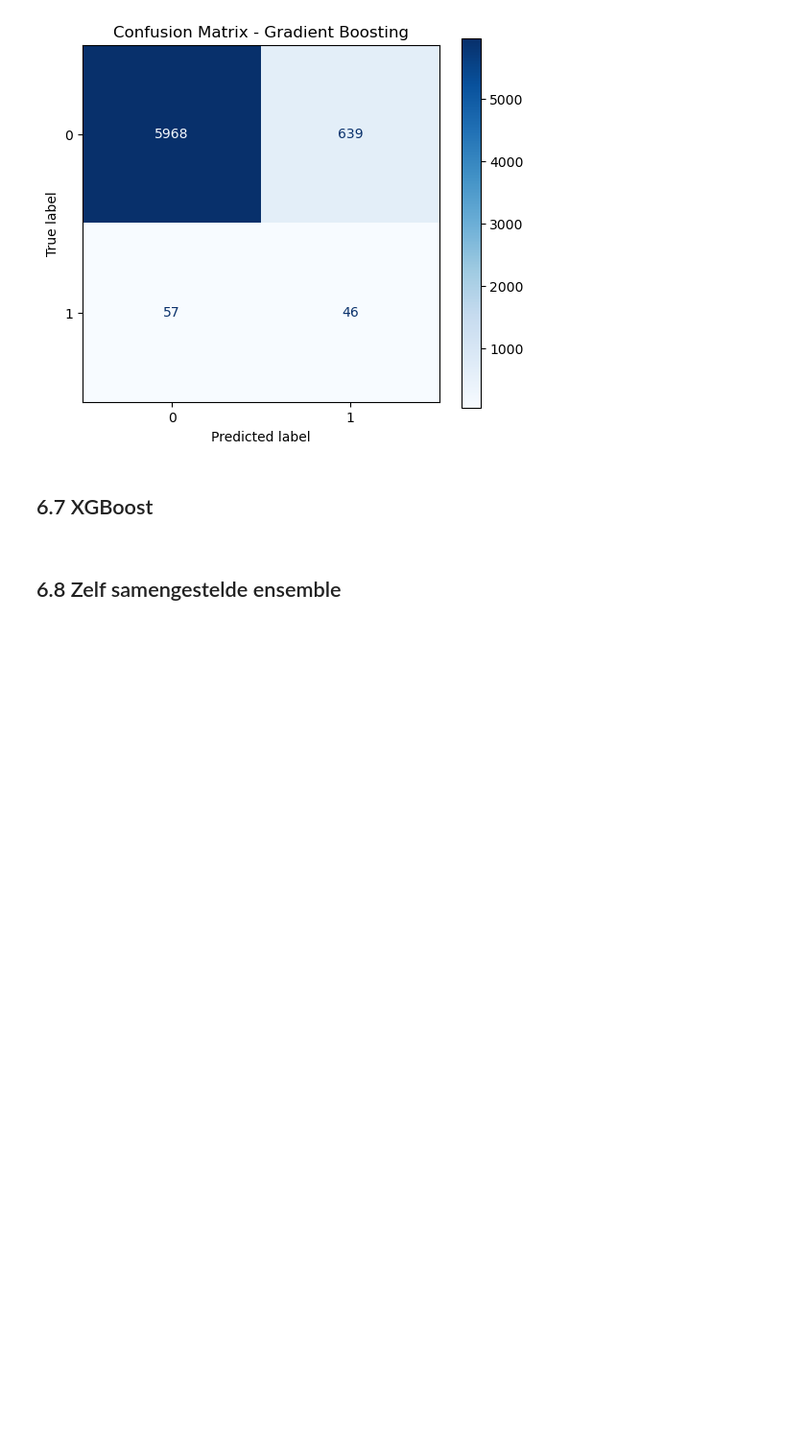
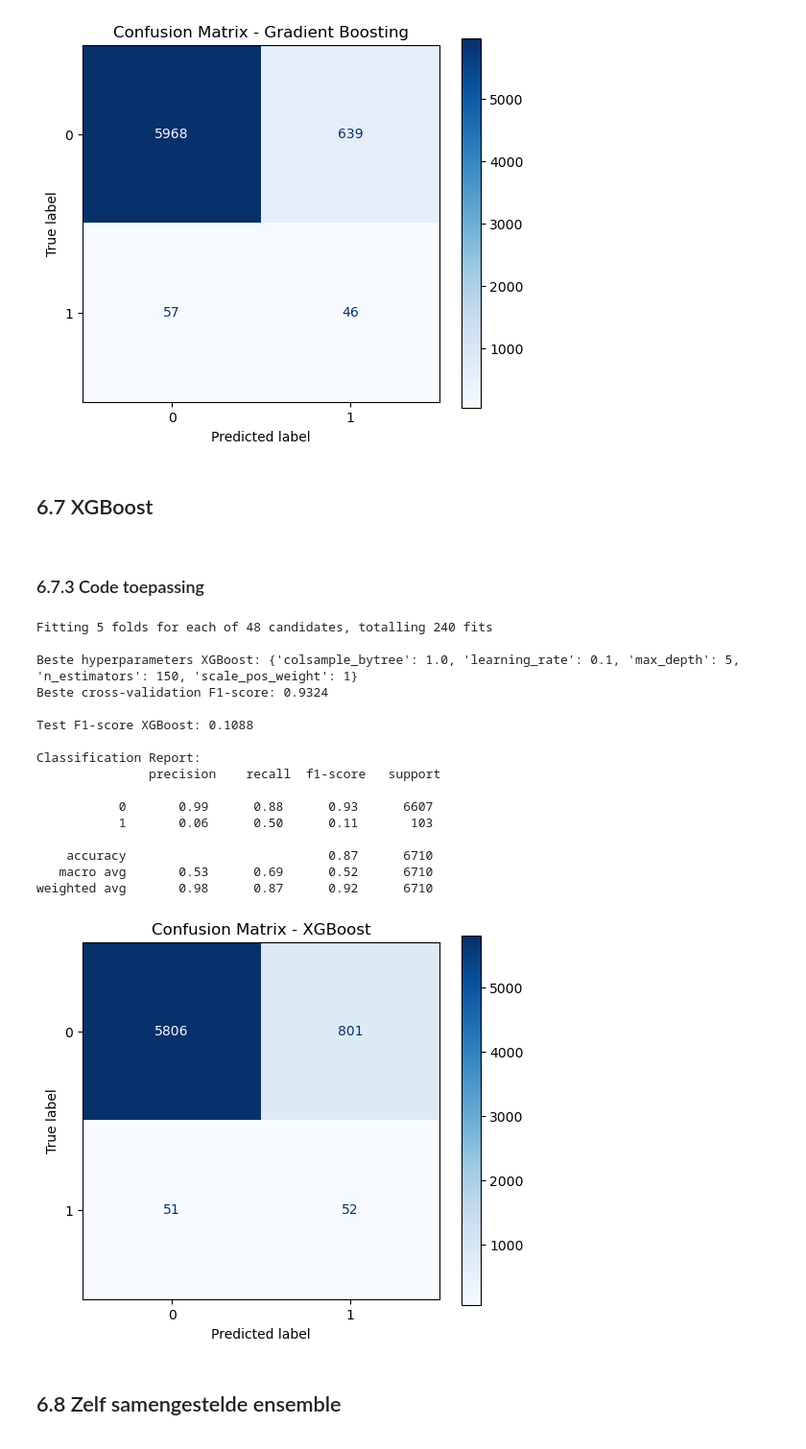
Before and after one commit to RobinDjerahian/Machine-Learning, a Jupyter notebook: Portofolio 1.ipynb, the cells around one changed output. Shown at 96% size. Saved outputs shown, nothing was run; the diff lists cells and outputs as text; code cells hidden in the pictures; blank space fills up the shorter version.

Commit message:
6.7 XGBoost code gemaakt

```diff
--- a/Portofolio 1.ipynb
+++ b/Portofolio 1.ipynb
@@ -1224,6 +1217,75 @@ weighted avg       0.98      0.90      0.93      6710
 <div style="font-family: 'Times New Roman', serif; line-height: 1.3;">
 
 ## 6.7 XGBoost
+# %% [markdown]
+### 6.7.3 Code toepassing
+# %%
+import xgboost as xgb
+
+xgb_model = xgb.XGBClassifier(
+    objective='binary:logistic',
+    eval_metric='logloss',
+    random_state=42
+)
+
+param_grid_xgb = {
+    'n_estimators': [100, 150],
+    'learning_rate': [0.01, 0.05, 0.1],
+    'max_depth': [3, 5],
+    'colsample_bytree': [0.8, 1.0],
+    'scale_pos_weight': [1, 3]
+}
+
+grid_xgb = GridSearchCV(
+    estimator=xgb_model,
+    param_grid=param_grid_xgb,
+    cv=5,
+    scoring='f1',
+    n_jobs=-1,
+    verbose=1
+)
+
+grid_xgb.fit(X_train_tree_over, y_train_tree_over)
+
+print("\nBeste hyperparameters XGBoost:", grid_xgb.best_params_)
+print(f"Beste cross-validation F1-score: {grid_xgb.best_score_:.4f}")
+
+best_xgb = grid_xgb.best_estimator_
+y_pred_xgb = best_xgb.predict(X_test)
+
+f1_xgb = f1_score(y_test, y_pred_xgb)
+print(f"\nTest F1-score XGBoost: {f1_xgb:.4f}")
+print("\nClassification Report:\n", classification_report(y_test, y_pred_xgb))
+
+fig, ax = plt.subplots(figsize=(6, 5))
+ConfusionMatrixDisplay.from_estimator(
+    best_xgb,
+    X_test,
+    y_test,
+    cmap='Blues',
+    ax=ax
+)
+plt.title("Confusion Matrix - XGBoost")
+plt.grid(False)
+plt.show()
+# %% [output]
+Fitting 5 folds for each of 48 candidates, totalling 240 fits
+
+Beste hyperparameters XGBoost: {'colsample_bytree': 1.0, 'learning_rate': 0.1, 'max_depth': 5, 'n_estimators': 150, 'scale_pos_weight': 1}
+Beste cross-validation F1-score: 0.9324
+
+Test F1-score XGBoost: 0.1088
+
+Classification Report:
+               precision    recall  f1-score   support
+
+           0       0.99      0.88      0.93      6607
+           1       0.06      0.50      0.11       103
+
+    accuracy                           0.87      6710
+   macro avg       0.53      0.69      0.52      6710
+weighted avg       0.98      0.87      0.92      6710
+[figure, added]
 # %% [markdown]
 <div style="font-family: 'Times New Roman', serif; line-height: 1.3;">
 
```
Also changed, not shown: parts of 2 cells of this notebook.
